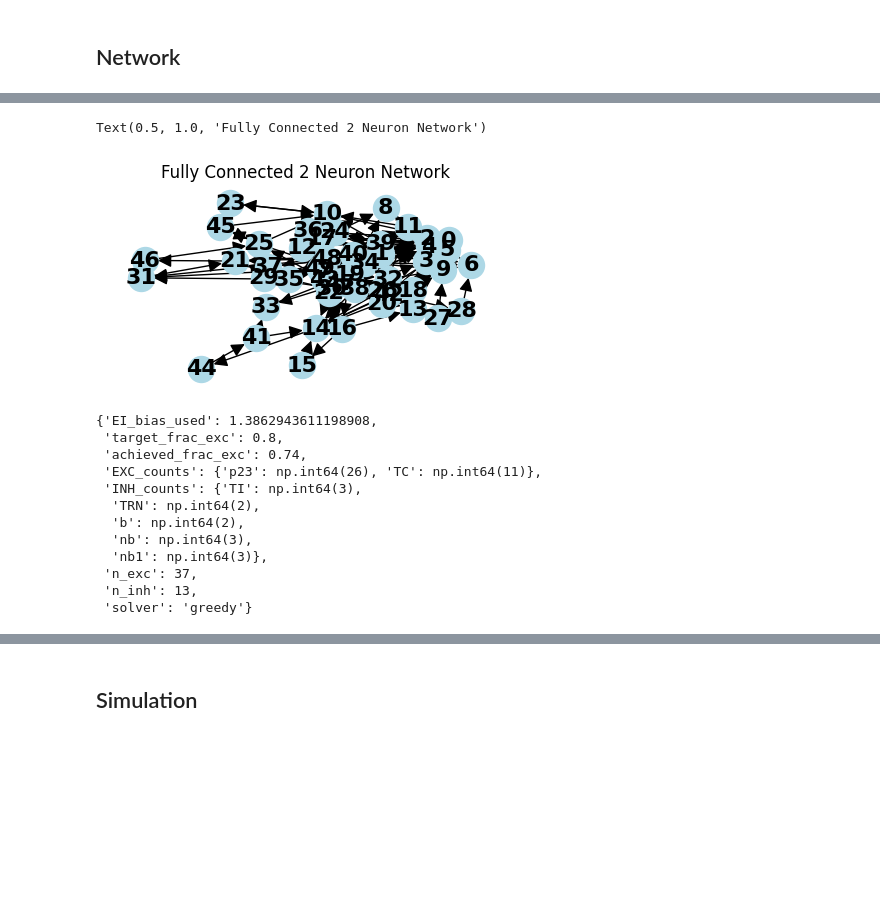
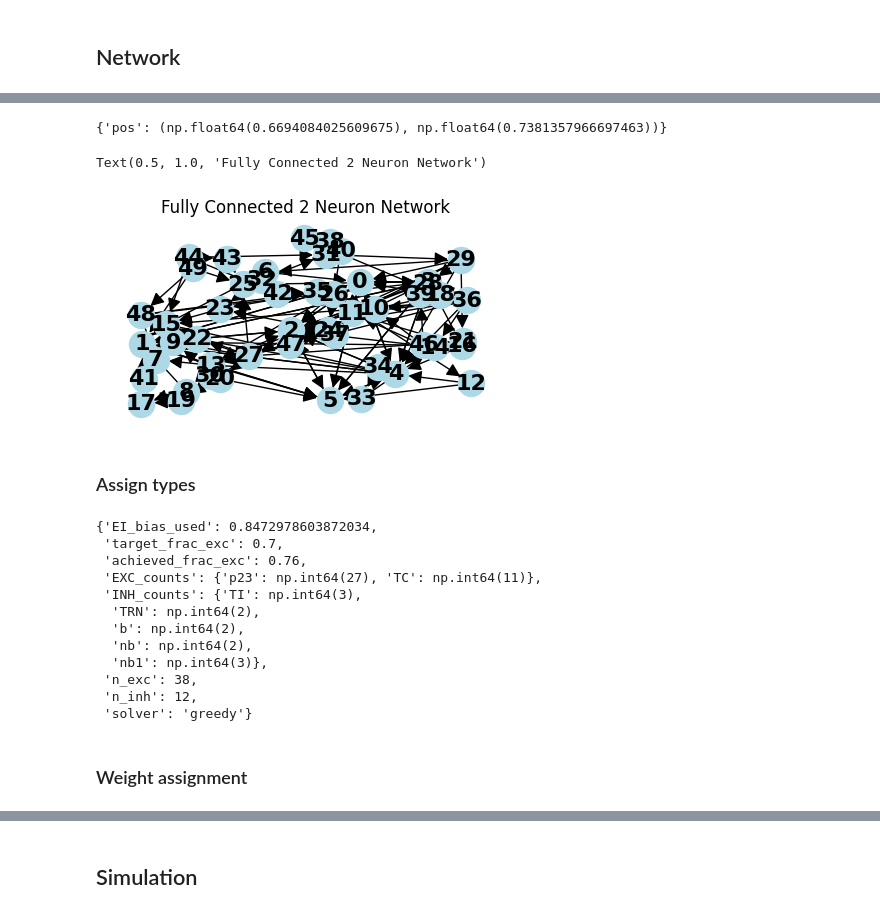
Before and after one commit to Dalsaetra/NeuroSimV3, a Jupyter notebook: python/notebooks/simple_dynamics.ipynb, the cells around one changed output, grey strips where cells are left out. Cells and saved outputs as stored; diff of their text form; code cells hidden in the pictures; blank space fills up the shorter version.

```diff
--- a/python/notebooks/simple_dynamics.ipynb
+++ b/python/notebooks/simple_dynamics.ipynb
@@ -88,12 +92,19 @@ Small-worldedness: -0.02548582351067219
+# %%
+G.nodes(data=True)[0]
+# %% [output]
+{'pos': (np.float64(0.6694084025609675), np.float64(0.7381357966697463))}
 # %%
 # Plot the network
-pos = nx.spring_layout(G)
+# Position from "pos" node attribute from G, (x, y) coordinates in numpy array
+pos = [np.array([G.nodes[i].get('pos')[0], G.nodes[i].get('pos')[1]]) for i in G.nodes()]
 plt.figure(figsize=(4, 2))
 nx.draw(G, pos, with_labels=True, node_color='lightblue', node_size=350, font_size=16, font_weight='bold', arrowsize=20)
 plt.title("Fully Connected 2 Neuron Network")
 # %% [output]
 Text(0.5, 1.0, 'Fully Connected 2 Neuron Network')
-[figure, old version]
+[figure, new version]
+# %% [markdown]
+### Assign types
 # %%
 # Assign all nodes to ntype ss4
 # ntype = 'p23'
@@ -103,19 +114,21 @@ Text(0.5, 1.0, 'Fully Connected 2 Neuron Network')
 #     G.nodes[i]['inhibitory'] = False
 #     G.nodes[i]['layer'] = 0
 
-dist_result = assign_EI_and_subtypes_with_quotas(G, EXC_quota={"p23": 0.7, "TC": 0.3} , solver="greedy")
+dist_result = assign_EI_and_subtypes_with_quotas(G, target_frac_exc=0.7, EXC_quota={"p23": 0.7, "TC": 0.3} , solver="greedy")
 
 dist_result
 # %% [output]
-{'EI_bias_used': 1.3862943611198908,
- 'target_frac_exc': 0.8,
- 'achieved_frac_exc': 0.74,
- 'EXC_counts': {'p23': np.int64(26), 'TC': np.int64(11)},
+{'EI_bias_used': 0.8472978603872034,
+ 'target_frac_exc': 0.7,
+ 'achieved_frac_exc': 0.76,
+ 'EXC_counts': {'p23': np.int64(27), 'TC': np.int64(11)},
  'INH_counts': {'TI': np.int64(3),
   'TRN': np.int64(2),
   'b': np.int64(2),
-  'nb': np.int64(3),
+  'nb': np.int64(2),
   'nb1': np.int64(3)},
- 'n_exc': 37,
- 'n_inh': 13,
+ 'n_exc': 38,
+ 'n_inh': 12,
  'solver': 'greedy'}
+# %% [markdown]
+### Weight assignment
```
Also changed, not shown: parts of 14 cells of this notebook, 6 other files.
